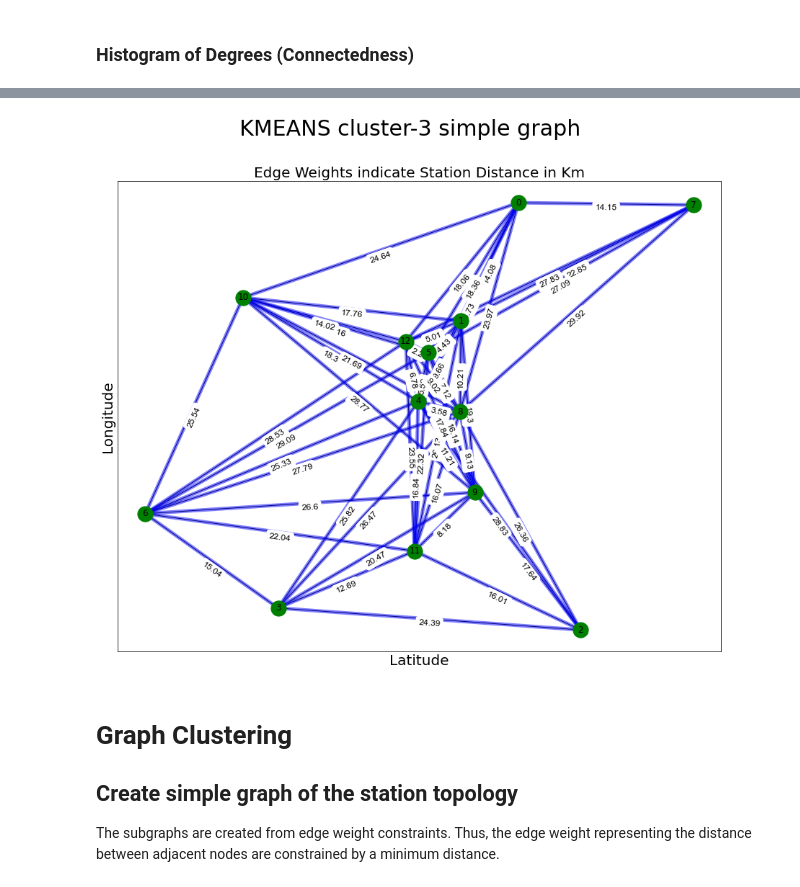
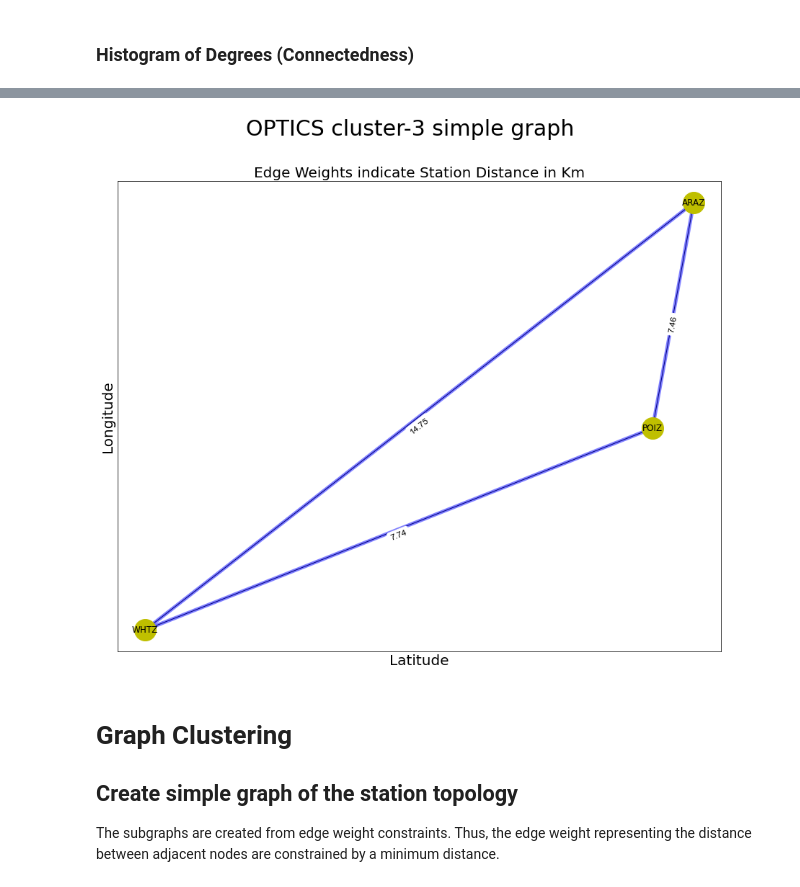
Before and after one commit to waidyanatha/quasar, a Jupyter notebook: notebooks/1a_shield_network_cluster_maps.ipynb, the cells around one changed output, grey strips where cells are left out. Drawn from its saved outputs; the diff is of its cells as text; code cells hidden in the pictures.

```diff
--- a/notebooks/1a_shield_network_cluster_maps.ipynb
+++ b/notebooks/1a_shield_network_cluster_maps.ipynb
@@ -366,6 +373,9 @@ import sys; sys.path.insert(1, '../lib')
 import cloud_clustering as cc
 import dunn as di
 from sklearn import metrics
+
+_cloud_clust_st_df = station_df.copy()
+st_coords_to_cluster = _cloud_clust_st_df[['st_lat','st_lon']].to_numpy()
 
 '''
     Options are:
@@ -382,7 +392,7 @@ from sklearn import metrics
 
     ** Change the three parameters below to see how the clustering behaves
 '''
-_s_cloud_clust_name = 'KMEANS'  # set the clustering algorithm
+_s_cloud_clust_name = 'OPTICS'  # set the clustering algorithm
 _l_max_distance = 30.0    # set epsilon
 _n_mim_clust_size = 3     # set the density
 
@@ -408,7 +418,7 @@ dict_clust_params = {"distance_km":_l_max_distance,
                      "minimum_cluster_size":_n_mim_clust_size,
                      "algorithm": 'auto',
                      "metric": 'haversine',
-                     "cluster_method": 'eom',
+                     "cluster_method": 'xi',
                      "fit_predict": False}
 '''
     When running KMEANS, append the KMEANS paramter below to the parameter dictionary
@@ -422,7 +432,12 @@ dict_clust_params["random_state"]=5
 dict_clust_params["n_clusters"]=20
 try:
     cls_clust = cc.cluster_data(_s_cloud_clust_name,**dict_clust_params)
-    labels, labels_true, clust_centers = cls_clust.get_clusters(station_coordinates)
+    labels, labels_true, clust_centers = cls_clust.get_clusters(st_coords_to_cluster)
+
+    if st_coords_to_cluster.shape[0] != labels.shape[0]:
+        raise ValueError('Mismatch in station coordinate and labels array sizes to; cannot proceed')
+
+    _cloud_clust_st_df['label'] = labels
 
     ''' Number of clusters in labels, ignoring noise if present. '''
     n_clusters_ = len(set(labels)) - (1 if -1 in labels else 0)
@@ -708,0 +670,13 @@ Lists complete with 20 MST and 20 Simple graphs
+# %%
+''' Create a list of subgraphs for each cluster to support
+    plotting degree histograms and graphs '''
+
+unique_labels = set(_cloud_clust_st_df['label'][_cloud_clust_st_df['label']!= -1])
+
+lst_G_simple = []
+for clust_lbl in unique_labels:
+    st_clust_df = _cloud_clust_st_df[_cloud_clust_st_df['label']==clust_lbl]
+    print(st_clust_df.shape[0])
+    G_simple = cls_clust.get_simple_graph(st_clust_df)
+    lst_G_simple.append(G_simple)
+print('List of %d subgraph construction Complete!' % (len(lst_G_simple)))
@@ -718,6 +702,7 @@ Lists complete with 20 MST and 20 Simple graphs
 import collections
 import math
 import numpy as np
+import matplotlib.pyplot as plt
 
 __max_deg_cnt = -1     # to set the y-axis ticks
 
@@ -730,22 +715,23 @@ fig, ax = plt.subplots(num_rows, num_cols, figsize=(15,num_rows*4), dpi=100, sha
 
 for clust_num, G in enumerate(lst_G_simple):
     degree_sequence = sorted([d for n, d in G.degree()], reverse=True)
+    _avg_degree = sum(degree_sequence)/len(degree_sequence)
     degreeCount = collections.Counter(degree_sequence)
     deg, cnt = zip(*degreeCount.items())
     row_num = math.floor(clust_num/num_cols)
     col_num = clust_num%num_cols
     if num_rows ==1:
         ax[col_num].bar(deg, cnt, width=0.80, color="b")
-        ax[col_num].set_title('Cluster %d' %clust_num,size=20)
+        ax[col_num].set_title('Cluster %d | Avg. deg. %0.2f' % (clust_num,_avg_degree),size=20)
         ax[row_num,col_num].set_xticks(np.arange(0, max(deg), 1))
     else:
         ax[row_num,col_num].bar(deg, cnt, width=0.80, color="b")
-        ax[row_num,col_num].set_title('Cluster %d' %clust_num,size=15)
+        ax[row_num,col_num].set_title('Cluster %d | Avg. deg. %0.2f' % (clust_num,_avg_degree),size=15)
         ax[row_num,col_num].set_xticks(np.arange(0, max(deg)+1, 1))
     if __max_deg_cnt < max(cnt):
         __max_deg_cnt = max(cnt)
 
-plt.suptitle(_s_cloud_clust_name + " cluster-wise Station Degree Histogram",size=24)
+plt.suptitle(_s_cloud_clust_name + " cluster-wise Station Degree Histogram",size=24, y=1.05)
 #st.set_y(0.95)
 fig.subplots_adjust(top=0.93)
 plt.yticks(np.arange(0, __max_deg_cnt+1, 1))
@@ -778,36 +773,37 @@
     code lines
     G = lst_clust_G_tree[clust_num]
     G = lst_clust_G_graph[clust_num]
 
     @parameters
     clust_number = integer value of any number between 0 and the maximum number of cluster -1
     G = nx.Graph() instance of the respecitve graph of the cluster from the list of cluster graphs
 '''
+import networkx as nx
 import matplotlib.pyplot as plt
 %matplotlib inline
 
 clust_num = 3
 #G = lst_G_MST[clust_num]
 G = lst_G_simple[clust_num]
-figure(figsize=(15,12))
+plt.figure(figsize=(15,12))
 node_pos=nx.get_node_attributes(G,'pos')
-nx.draw_networkx(G, node_pos,node_size=450, node_color="g")
+nx.draw_networkx(G, node_pos,node_size=900, node_color="y", node_shape='o')
 nx.draw_networkx_edges(G, node_pos, width=5.0, alpha=0.5,edge_color="b")
 edge_labels = nx.get_edge_attributes(G,'distance')
 nx.draw_networkx_edge_labels(G, node_pos,
                              edge_labels=edge_labels, label_pos=0.5,
                              font_size=12, font_family="Arial",
                              horizontalalignment='center', verticalalignment='top')
 plt.suptitle('%s cluster-%d simple graph' % (_s_cloud_clust_name,clust_num), fontsize=30)
 plt.title('Edge Weights indicate Station Distance in Km', fontsize=20)
 plt.xticks(size=1, fontsize=20)
 plt.yticks(size=1, fontsize=20)
 #plt.legend(loc='upper left', fontsize=15)
 plt.xlabel('Latitude', fontsize=20)
 plt.ylabel('Longitude', fontsize=20)
 plt.show()
 # %% [output]
-[figure, old version]
+[figure, new version]
 # %% [markdown]
 # Graph Clustering
 ## Create simple graph of the station topology
```
Also changed, not shown: parts of 23 cells of this notebook, 4 other files.
